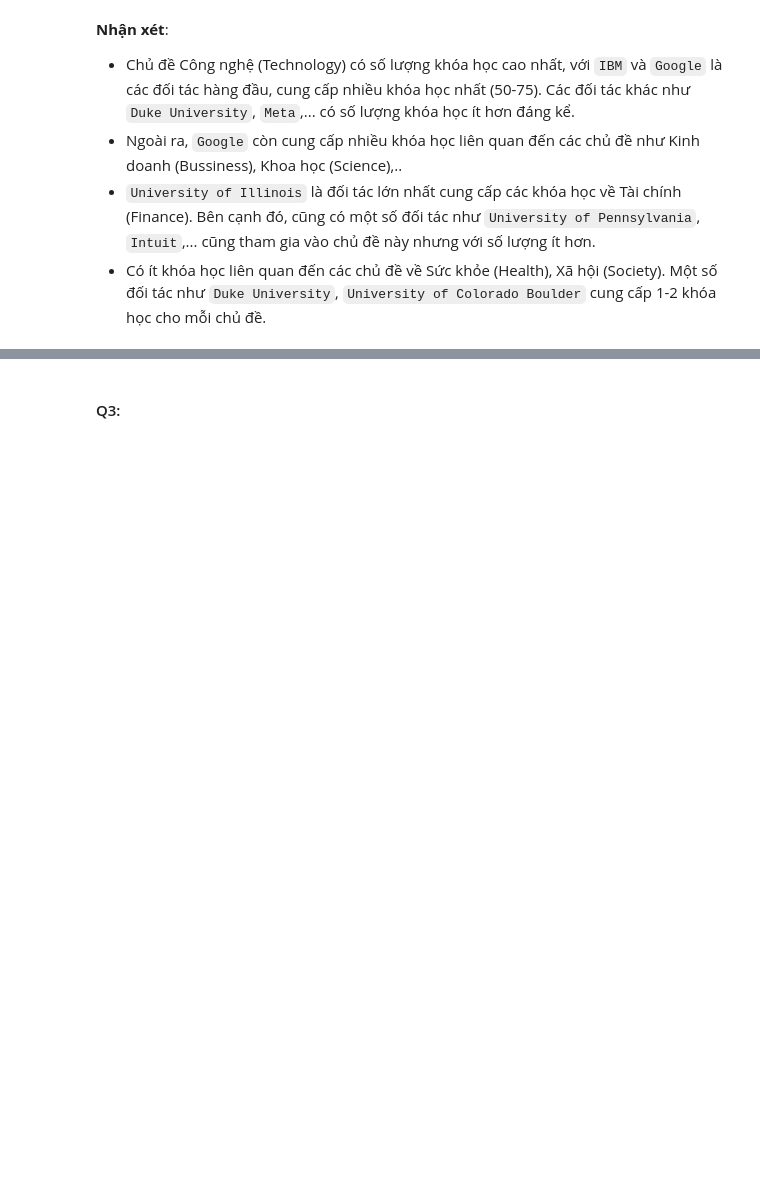
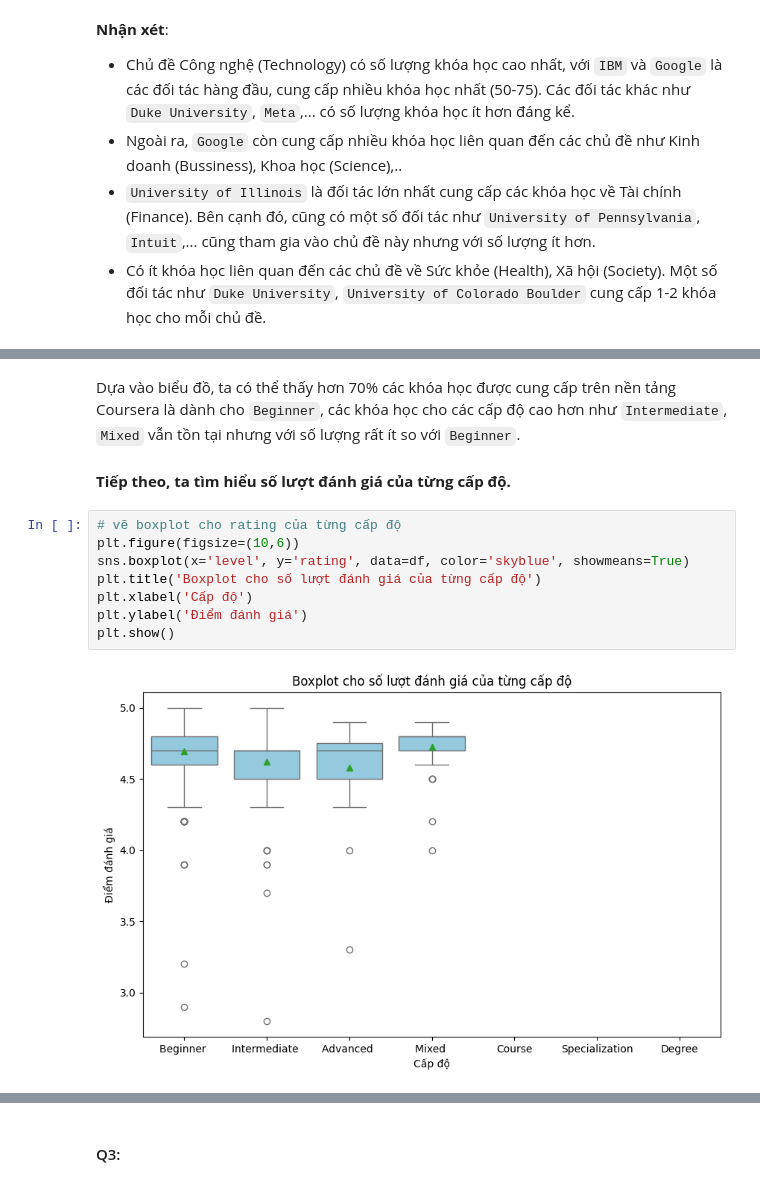
Before and after one commit to phamuyen171/FinalPrjct_LTKHDL, a Jupyter notebook: source/IdetifyAndAnswerQuestion.ipynb, the cells around one changed output, grey strips where cells are left out. Drawn from its saved outputs; the diff is of its cells as text; blank space fills up the shorter version.

```diff
--- a/source/IdetifyAndAnswerQuestion.ipynb
+++ b/source/IdetifyAndAnswerQuestion.ipynb
@@ -321,0 +362,14 @@ plt.show()
+# %% [markdown]
+Dựa vào biểu đồ, ta có thể thấy hơn 70% các khóa học được cung cấp trên nền tảng Coursera là dành cho `Beginner`, các khóa học cho các cấp độ cao hơn như `Intermediate`, `Mixed` vẫn tồn tại nhưng với số lượng rất ít so với `Beginner`.
+# %% [markdown]
+**Tiếp theo, ta tìm hiểu số lượt đánh giá của từng cấp độ.**
+# %%
+# vẽ boxplot cho rating của từng cấp độ
+plt.figure(figsize=(10,6))
+sns.boxplot(x='level', y='rating', data=df, color='skyblue', showmeans=True)
+plt.title('Boxplot cho số lượt đánh giá của từng cấp độ')
+plt.xlabel('Cấp độ')
+plt.ylabel('Điểm đánh giá')
+plt.show()
+# %% [output]
+[figure, added]
```
Also changed, not shown: parts of 16 cells of this notebook.
